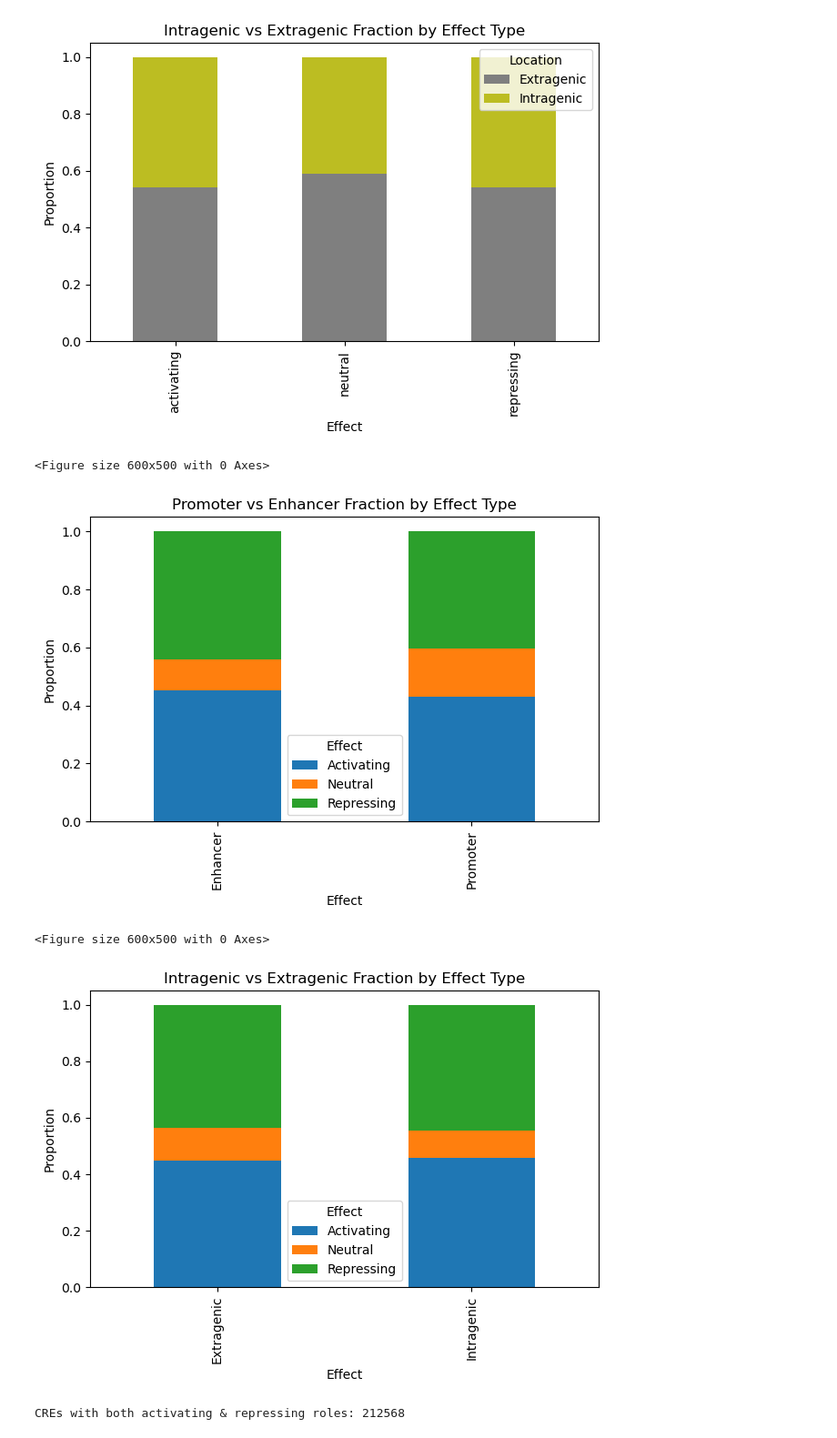
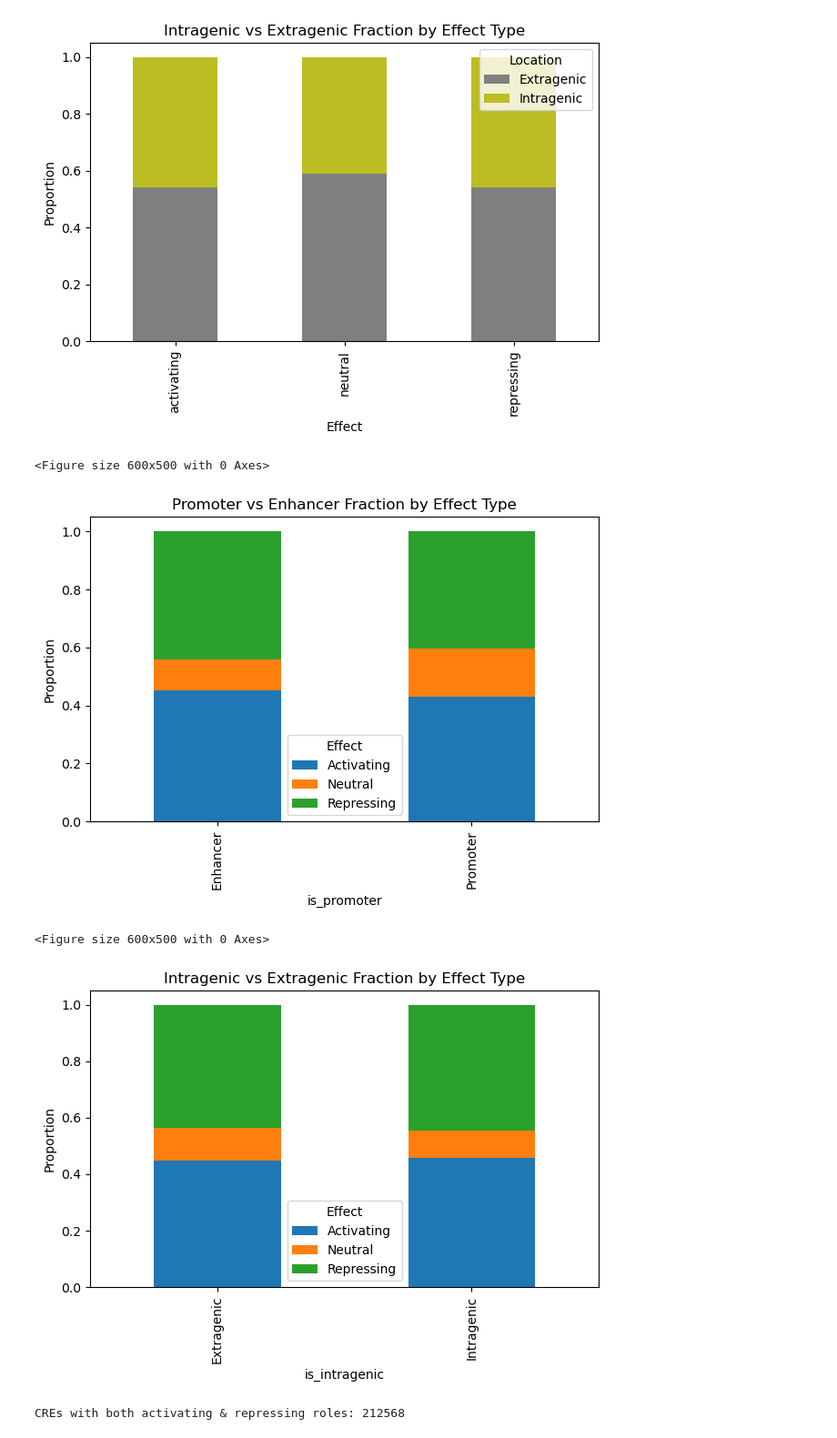
Before and after one commit to Topic2-Gene-Regulation-Immune-Cells/ILC-cells-Team4, a Jupyter notebook: 09_regression_analysis.ipynb, the cells around one changed output. Shown at 91% size. Cells and saved outputs as stored; diff of their text form; code cells hidden in the pictures.

```diff
--- a/09_regression_analysis.ipynb
+++ b/09_regression_analysis.ipynb
@@ -9,6 +9,9 @@ import os
 
 DATA_DIR = "data/"
 DATA_PROC_DIR = "data-processed/"
+PLOTS_DIR = "plots/regression/"
+os.makedirs(PLOTS_DIR, exist_ok=True)
+
 ATAC_SEQ_PATH = os.path.join(DATA_DIR, "ImmGenATAC18_AllOCRsInfo.csv")
 atac = pd.read_csv(ATAC_SEQ_PATH, index_col=[0,1,2]).drop(columns=["mm10.60way.phastCons_scores", "_-log10_bestPvalue", "Included.in.systematic.analysis"]).select_dtypes(include=[np.number])
 #RNA_SEQ_PATH = os.path.join(DATA_DIR, "mmc2.csv")
@@ -278,32 +310,34 @@ repressing     0.542718  0.457282
 # %%
 # Plot promoter vs enhancer fraction by effect type
 prom_effect = pd.crosstab(regdf["is_promoter"], regdf["effect"], normalize="index")
 plt.figure(figsize=(6, 5))
 prom_effect.plot(kind="bar", stacked=True)
 plt.title("Promoter vs Enhancer Fraction by Effect Type")
-plt.xlabel("Effect")
+#plt.xlabel("Effect")
 plt.ylabel("Proportion")
 plt.xticks([0, 1], ["Enhancer", "Promoter"])
 plt.legend(["Activating", "Neutral", "Repressing"], title="Effect")
 plt.tight_layout()
+plt.savefig(os.path.join(PLOTS_DIR, "promoter_vs_enhancer_effects.png"))
 plt.show()
 
 # Plot intragenic vs extragenic fraction by effect type
 intra_effect = pd.crosstab(regdf["is_intragenic"], regdf["effect"], normalize="index")
 plt.figure(figsize=(6, 5))
 intra_effect.plot(kind="bar", stacked=True)
 plt.title("Intragenic vs Extragenic Fraction by Effect Type")
-plt.xlabel("Effect")
+#plt.xlabel("Effect")
 plt.ylabel("Proportion")
 plt.xticks([0, 1], ["Extragenic", "Intragenic"])
 plt.legend(["Activating", "Neutral", "Repressing"], title="Effect")
 plt.tight_layout()
+plt.savefig(os.path.join(PLOTS_DIR, "intragenic_vs_extragenic_effects.png"))
 plt.show()
 # %% [output]
 <Figure size 600x500 with 0 Axes>
-[figure, old version]
+[figure, new version]
 <Figure size 600x500 with 0 Axes>
-[figure, old version]
+[figure, new version]
 # %%
 # h) CREs with dual roles
 dual = regdf.groupby("id")["effect"].nunique().gt(1).sum()
```
Also changed, not shown: parts of 12 cells of this notebook, 16 other files.
